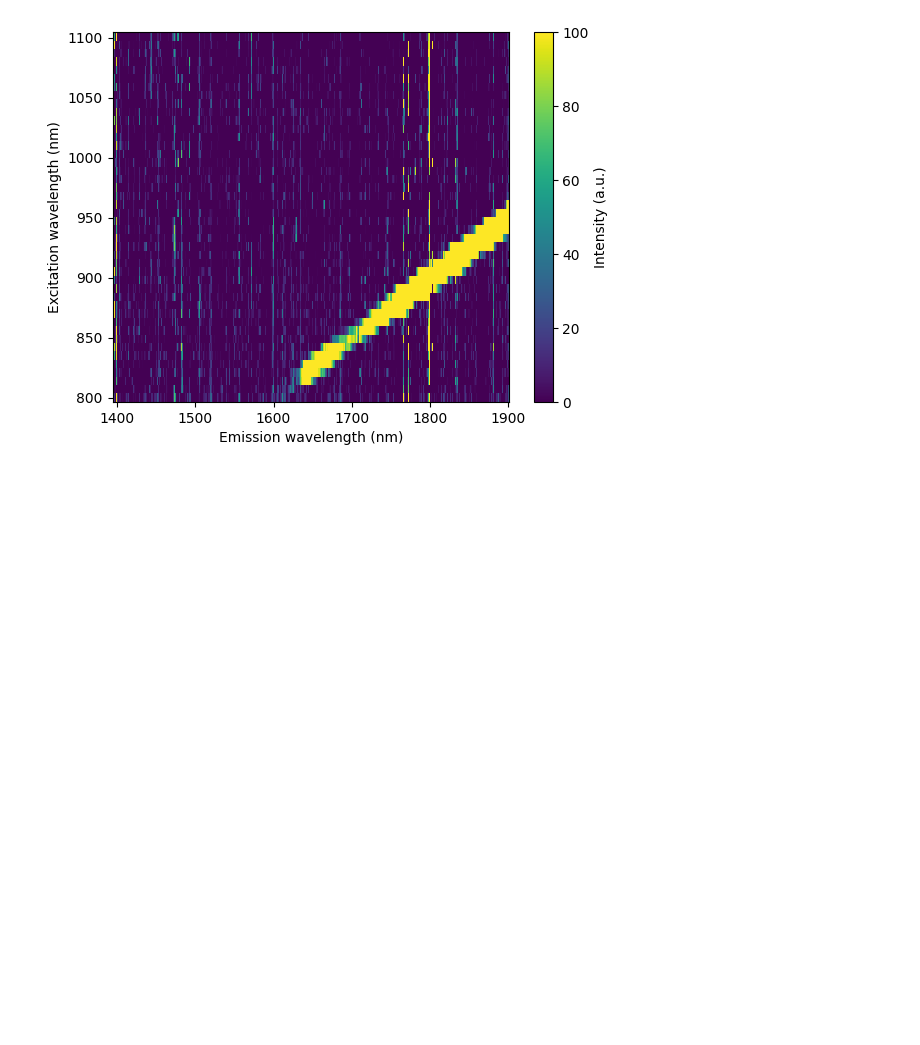
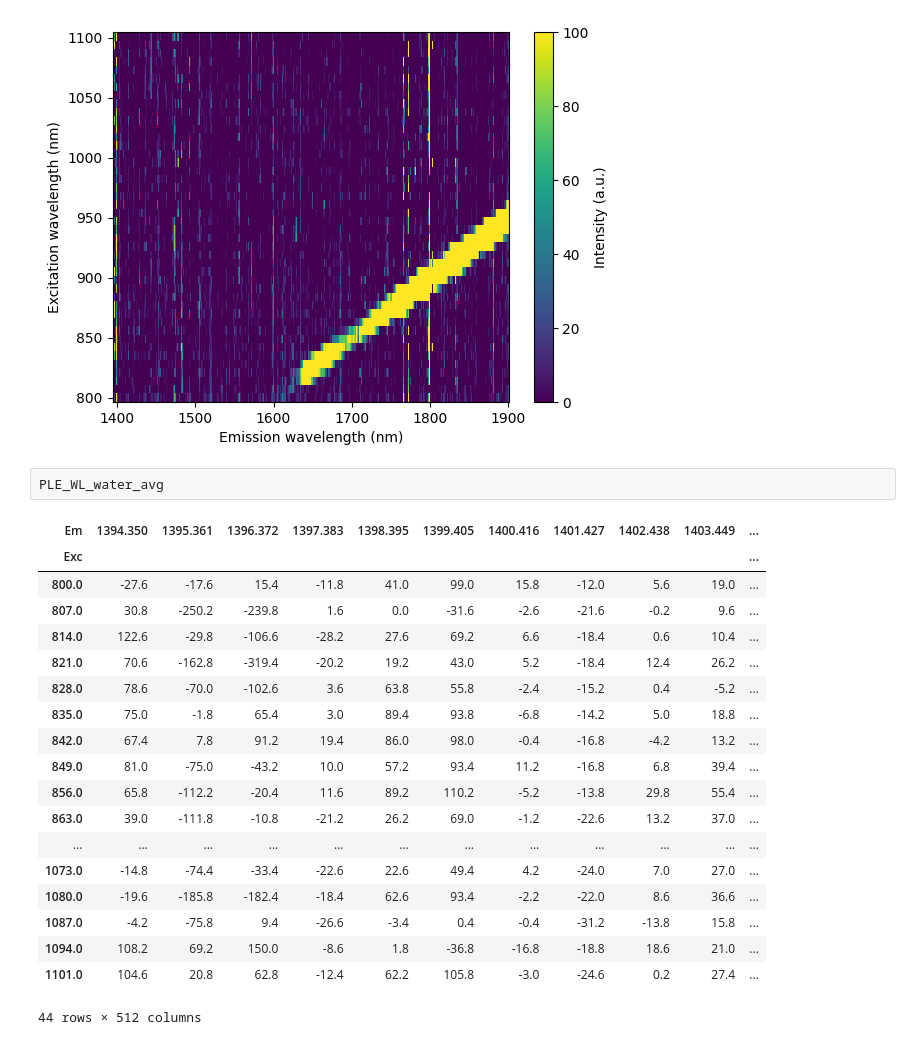
Before and after one commit to CristianMB/DataAnalysis_PhD_FUB, a Jupyter notebook: PLE/PLE_ReadingOPJScripts/ReadPLE.ipynb, the cells around one changed output. Cells and saved outputs as stored; diff of their text form; blank space fills up the shorter version.

```diff
--- a/PLE/PLE_ReadingOPJScripts/ReadPLE.ipynb
+++ b/PLE/PLE_ReadingOPJScripts/ReadPLE.ipynb
@@ -316,3 +316,25 @@ plt.show()
 # %% [output]
 [figure]
 [figure]
+# %%
+PLE_WL_water_avg
+# %% [output]
+| Em | 1394.350 | 1395.361 | 1396.372 | 1397.383 | 1398.395 | 1399.405 | 1400.416 | 1401.427 | 1402.438 | 1403.449 | ... |
+| Exc |  |  |  |  |  |  |  |  |  |  | ... |
+| 800.0 | -27.6 | -17.6 | 15.4 | -11.8 | 41.0 | 99.0 | 15.8 | -12.0 | 5.6 | 19.0 | ... |
+| 807.0 | 30.8 | -250.2 | -239.8 | 1.6 | 0.0 | -31.6 | -2.6 | -21.6 | -0.2 | 9.6 | ... |
+| 814.0 | 122.6 | -29.8 | -106.6 | -28.2 | 27.6 | 69.2 | 6.6 | -18.4 | 0.6 | 10.4 | ... |
+| 821.0 | 70.6 | -162.8 | -319.4 | -20.2 | 19.2 | 43.0 | 5.2 | -18.4 | 12.4 | 26.2 | ... |
+| 828.0 | 78.6 | -70.0 | -102.6 | 3.6 | 63.8 | 55.8 | -2.4 | -15.2 | 0.4 | -5.2 | ... |
+| 835.0 | 75.0 | -1.8 | 65.4 | 3.0 | 89.4 | 93.8 | -6.8 | -14.2 | 5.0 | 18.8 | ... |
+| 842.0 | 67.4 | 7.8 | 91.2 | 19.4 | 86.0 | 98.0 | -0.4 | -16.8 | -4.2 | 13.2 | ... |
+| 849.0 | 81.0 | -75.0 | -43.2 | 10.0 | 57.2 | 93.4 | 11.2 | -16.8 | 6.8 | 39.4 | ... |
+| 856.0 | 65.8 | -112.2 | -20.4 | 11.6 | 89.2 | 110.2 | -5.2 | -13.8 | 29.8 | 55.4 | ... |
+| 863.0 | 39.0 | -111.8 | -10.8 | -21.2 | 26.2 | 69.0 | -1.2 | -22.6 | 13.2 | 37.0 | ... |
+| ... | ... | ... | ... | ... | ... | ... | ... | ... | ... | ... | ... |
+| 1073.0 | -14.8 | -74.4 | -33.4 | -22.6 | 22.6 | 49.4 | 4.2 | -24.0 | 7.0 | 27.0 | ... |
+| 1080.0 | -19.6 | -185.8 | -182.4 | -18.4 | 62.6 | 93.4 | -2.2 | -22.0 | 8.6 | 36.6 | ... |
+| 1087.0 | -4.2 | -75.8 | 9.4 | -26.6 | -3.4 | 0.4 | -0.4 | -31.2 | -13.8 | 15.8 | ... |
+| 1094.0 | 108.2 | 69.2 | 150.0 | -8.6 | 1.8 | -36.8 | -16.8 | -18.8 | 18.6 | 21.0 | ... |
+| 1101.0 | 104.6 | 20.8 | 62.8 | -12.4 | 62.2 | 105.8 | -3.0 | -24.6 | 0.2 | 27.4 | ... |
+44 rows × 512 columns
```
Also changed, not shown: parts of 6 cells of this notebook, 1 other file.
